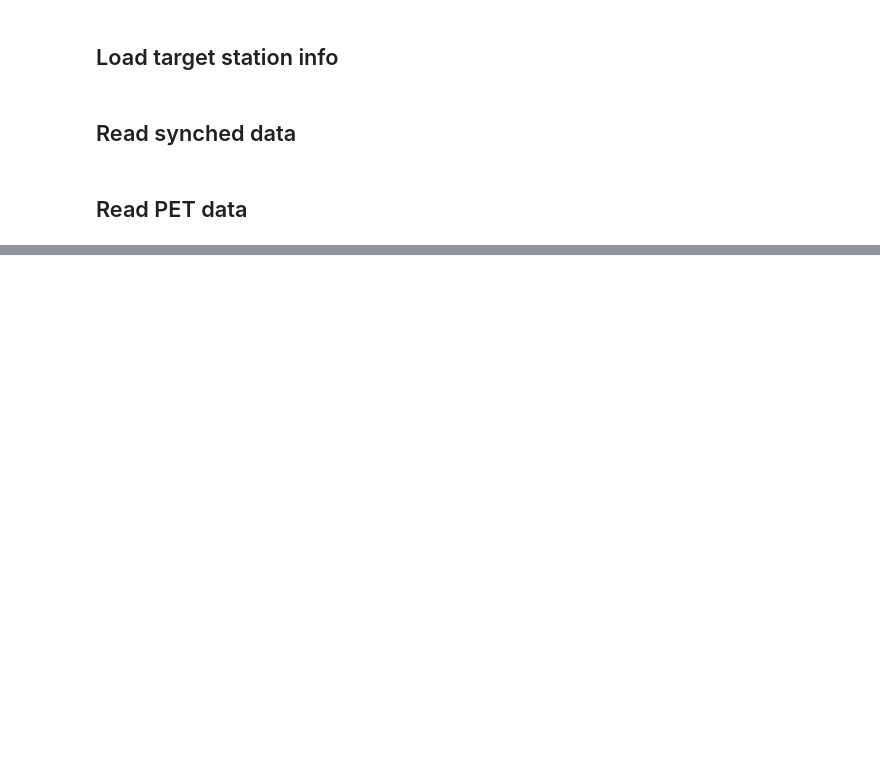
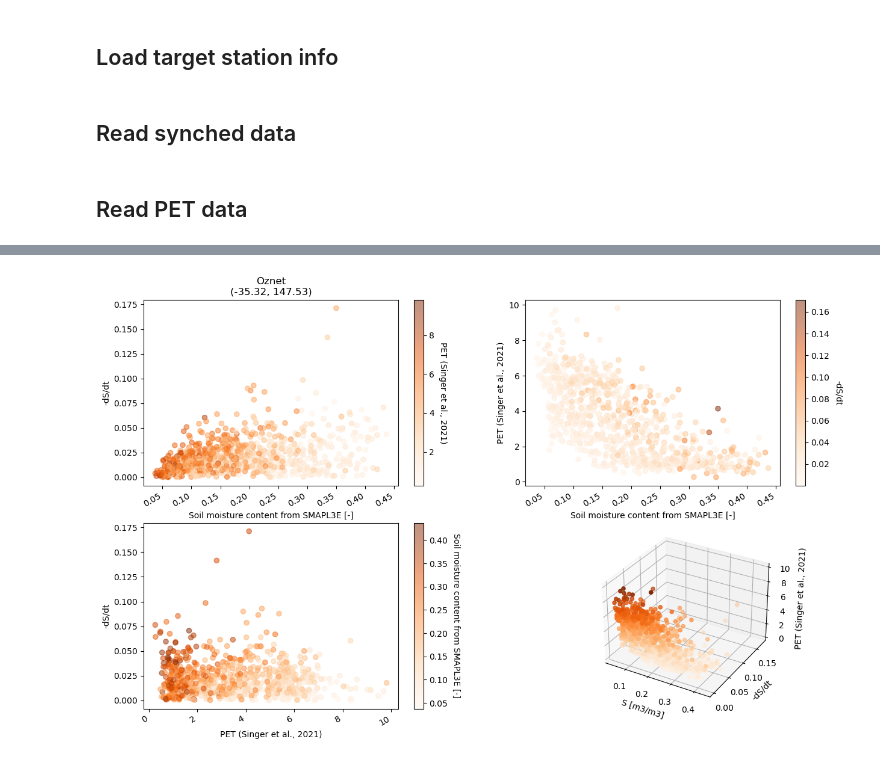
Before and after one commit to RY4GIT/SMSigxSMAP, a Jupyter notebook: 2_code_to_analyze/test_plot_PETandLAIandSMAP_from_appears_pt_sample.ipynb, the cells around one changed output, grey strips where cells are left out. Cells and saved outputs as stored; diff of their text form; code cells hidden in the pictures; blank space fills up the shorter version.

```diff
--- a/2_code_to_analyze/test_plot_PETandLAIandSMAP_from_appears_pt_sample.ipynb
+++ b/2_code_to_analyze/test_plot_PETandLAIandSMAP_from_appears_pt_sample.ipynb
@@ -64,0 +223,53 @@ PET.head()
+# %%
+fig = plt.figure(figsize=(15, 10))
+fig.tight_layout(pad=5)
+sm = ds_synced2['soil_moisture_smapL3'][ds_synced2['noprecip']].values
+neg_dSdt = ds_synced2['dSdt(t+1)'][ds_synced2['noprecip']].values*-1
+pet = ds_synced2['PET'][ds_synced2['noprecip']].values
+
+ax1 =  fig.add_subplot(2,2,1)
+scatter = ax1.scatter(x=sm, y=neg_dSdt, c=pet, cmap= 'Oranges', marker='o', alpha=0.5, label='SMAP L4')
+xax = ax1.xaxis
+ax1.set_title(title)
+ax1.set_xlabel("Soil moisture content from SMAPL3E [-]")
+ax1.set_ylabel("-dS/dt")
+cbar = plt.colorbar(scatter, ax=ax1)
+cbar.ax.get_yaxis().labelpad = 15
+cbar.ax.set_ylabel('PET (Singer et al., 2021)', rotation=270)
+fig.autofmt_xdate()
+
+ax2 =  fig.add_subplot(2,2,2)
+scatter = ax2.scatter(x=sm, y=pet, c=neg_dSdt, cmap= 'Oranges', marker='o', alpha=0.5, label='SMAP L4')
+xax = ax2.xaxis
+# ax2.set_title(title)
+ax2.set_xlabel("Soil moisture content from SMAPL3E [-]")
+ax2.set_ylabel("PET (Singer et al., 2021)")
+cbar = plt.colorbar(scatter, ax=ax2)
+cbar.ax.get_yaxis().labelpad = 15
+cbar.ax.set_ylabel('-dS/dt', rotation=270)
+fig.autofmt_xdate()
+
+ax3 =  fig.add_subplot(2,2,3)
+scatter = ax3.scatter(x=pet, y=neg_dSdt, c=sm, cmap= 'Oranges', marker='o', alpha=0.5, label='SMAP L4')
+xax = ax3.xaxis
+# ax3.set_title(title)
+ax3.set_xlabel("PET (Singer et al., 2021)")
+ax3.set_ylabel("-dS/dt")
+cbar = plt.colorbar(scatter, ax=ax3)
+cbar.ax.get_yaxis().labelpad = 15
+cbar.ax.set_ylabel('Soil moisture content from SMAPL3E [-]', rotation=270)
+fig.autofmt_xdate()
+
+from mpl_toolkits import mplot3d
+
+ax4 =  fig.add_subplot(2,2,4, projection='3d')
+
+# Data for a three-dimensional line
+ax4.scatter3D(sm, neg_dSdt, pet, c=pet, cmap='Oranges');
+ax4.set_xlabel('S [m3/m3]')
+ax4.set_ylabel('-dS/dt')
+ax4.set_zlabel('PET (Singer et al., 2021)')
+
+fig.savefig(os.path.join(output_path, f'{save_title}_Ltheta_PET.png'))
+# %% [output]
+[figure, added]
```
Also changed, not shown: parts of 14 cells of this notebook, 1 other file.
